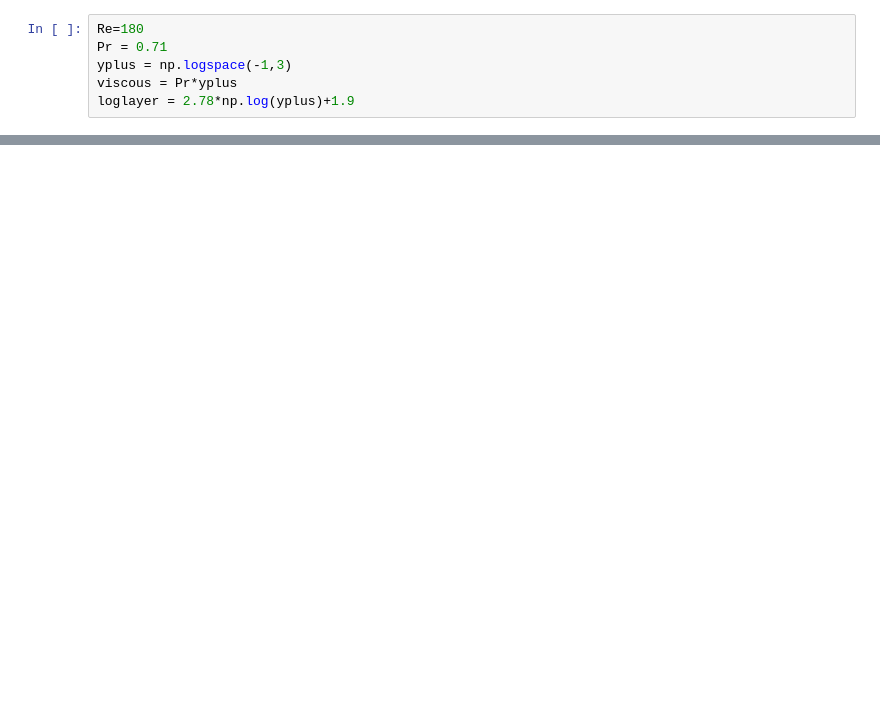
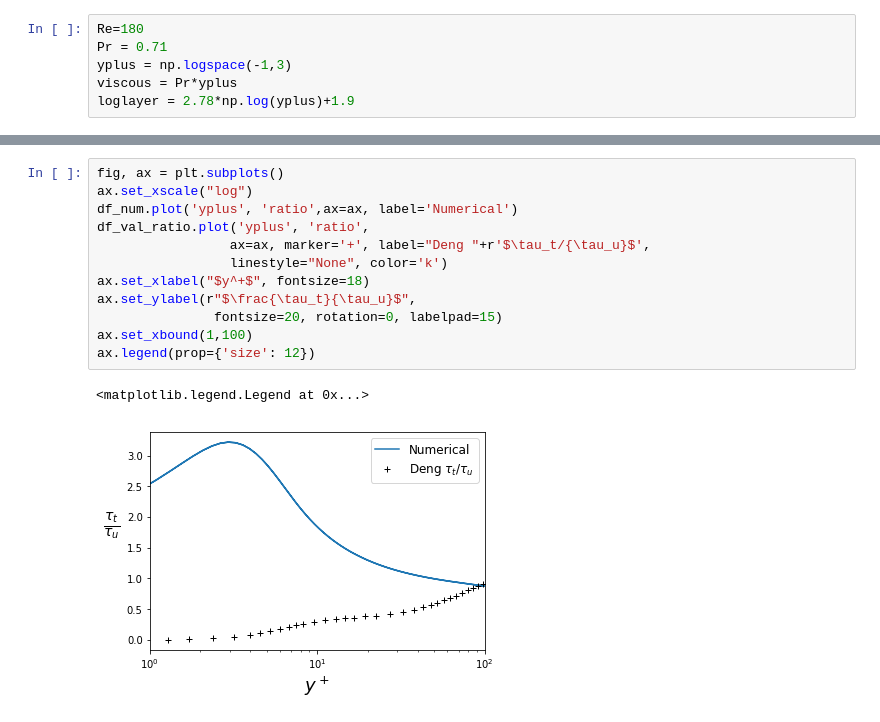
Before and after one commit to Fluid-Dynamics-Of-Energy-Systems-Team/RANS_pipe, a Jupyter notebook: notebooks/validation_Deng.ipynb, the cells around one changed output, grey strips where cells are left out. Cells and saved outputs as stored; diff of their text form; blank space fills up the shorter version.

```diff
--- a/notebooks/validation_Deng.ipynb
+++ b/notebooks/validation_Deng.ipynb
@@ -99,0 +112,15 @@ ax.legend(prop={'size': 12})
+# %%
+fig, ax = plt.subplots()
+ax.set_xscale("log")
+df_num.plot('yplus', 'ratio',ax=ax, label='Numerical')
+df_val_ratio.plot('yplus', 'ratio',
+                 ax=ax, marker='+', label="Deng "+r'$\tau_t/{\tau_u}$',
+                 linestyle="None", color='k')
+ax.set_xlabel("$y^+$", fontsize=18)
+ax.set_ylabel(r"$\frac{\tau_t}{\tau_u}$",
+               fontsize=20, rotation=0, labelpad=15)
+ax.set_xbound(1,100)
+ax.legend(prop={'size': 12})
+# %% [output]
+<matplotlib.legend.Legend at 0x...>
+[figure, added]
```
Also changed, not shown: parts of 7 cells of this notebook, 6 other files.
